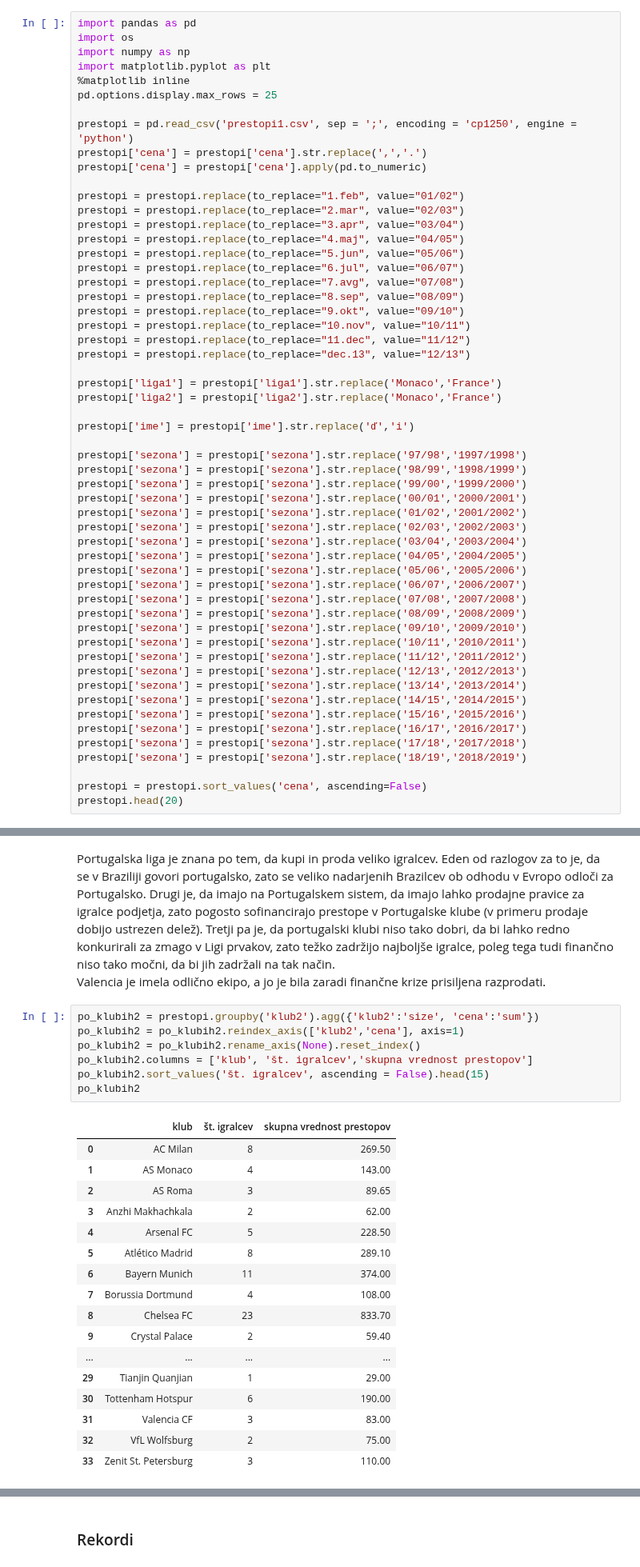
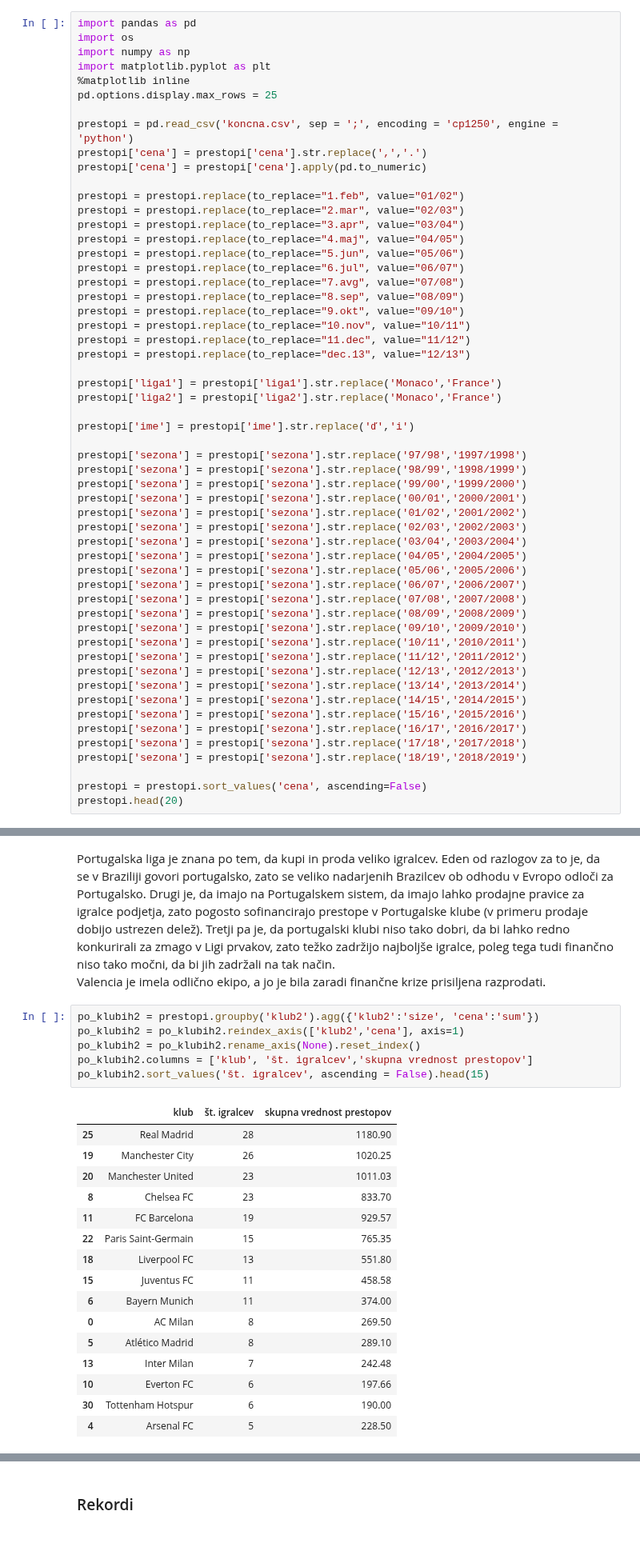
Before and after one commit to majorcek/programiranje1_nogomet, a Jupyter notebook: prestopi.ipynb, the cells around one changed output, grey strips where cells are left out. Shown at 80% size. Drawn from its saved outputs; the diff is of its cells as text; blank space fills up the shorter version.

```diff
--- a/prestopi.ipynb
+++ b/prestopi.ipynb
@@ -6,7 +6,7 @@ import matplotlib.pyplot as plt
 %matplotlib inline
 pd.options.display.max_rows = 25
 
-prestopi = pd.read_csv('prestopi1.csv', sep = ';', encoding = 'cp1250', engine = 'python')
+prestopi = pd.read_csv('koncna.csv', sep = ';', encoding = 'cp1250', engine = 'python')
 prestopi['cena'] = prestopi['cena'].str.replace(',','.')
 prestopi['cena'] = prestopi['cena'].apply(pd.to_numeric)
 
@@ -209,25 +207,23 @@ Valencia je imela odlično ekipo, a jo je bila zaradi finančne krize prisiljena
 # %%
 po_klubih2 = prestopi.groupby('klub2').agg({'klub2':'size', 'cena':'sum'})
 po_klubih2 = po_klubih2.reindex_axis(['klub2','cena'], axis=1)
 po_klubih2 = po_klubih2.rename_axis(None).reset_index()
 po_klubih2.columns = ['klub', 'št. igralcev','skupna vrednost prestopov']
 po_klubih2.sort_values('št. igralcev', ascending = False).head(15)
-po_klubih2
 # %% [output]
 |  | klub | št. igralcev | skupna vrednost prestopov |
+| 25 | Real Madrid | 28 | 1180.90 |
+| 19 | Manchester City | 26 | 1020.25 |
+| 20 | Manchester United | 23 | 1011.03 |
+| 8 | Chelsea FC | 23 | 833.70 |
+| 11 | FC Barcelona | 19 | 929.57 |
+| 22 | Paris Saint-Germain | 15 | 765.35 |
+| 18 | Liverpool FC | 13 | 551.80 |
+| 15 | Juventus FC | 11 | 458.58 |
+| 6 | Bayern Munich | 11 | 374.00 |
 | 0 | AC Milan | 8 | 269.50 |
-| 1 | AS Monaco | 4 | 143.00 |
-| 2 | AS Roma | 3 | 89.65 |
-| 3 | Anzhi Makhachkala | 2 | 62.00 |
+| 5 | Atlético Madrid | 8 | 289.10 |
+| 13 | Inter Milan | 7 | 242.48 |
+| 10 | Everton FC | 6 | 197.66 |
+| 30 | Tottenham Hotspur | 6 | 190.00 |
 | 4 | Arsenal FC | 5 | 228.50 |
-| 5 | Atlético Madrid | 8 | 289.10 |
-| 6 | Bayern Munich | 11 | 374.00 |
-| 7 | Borussia Dortmund | 4 | 108.00 |
-| 8 | Chelsea FC | 23 | 833.70 |
-| 9 | Crystal Palace | 2 | 59.40 |
-| ... | ... | ... | ... |
-| 29 | Tianjin Quanjian | 1 | 29.00 |
-| 30 | Tottenham Hotspur | 6 | 190.00 |
-| 31 | Valencia CF | 3 | 83.00 |
-| 32 | VfL Wolfsburg | 2 | 75.00 |
-| 33 | Zenit St. Petersburg | 3 | 110.00 |
```
Also changed, not shown: parts of 18 cells of this notebook.
